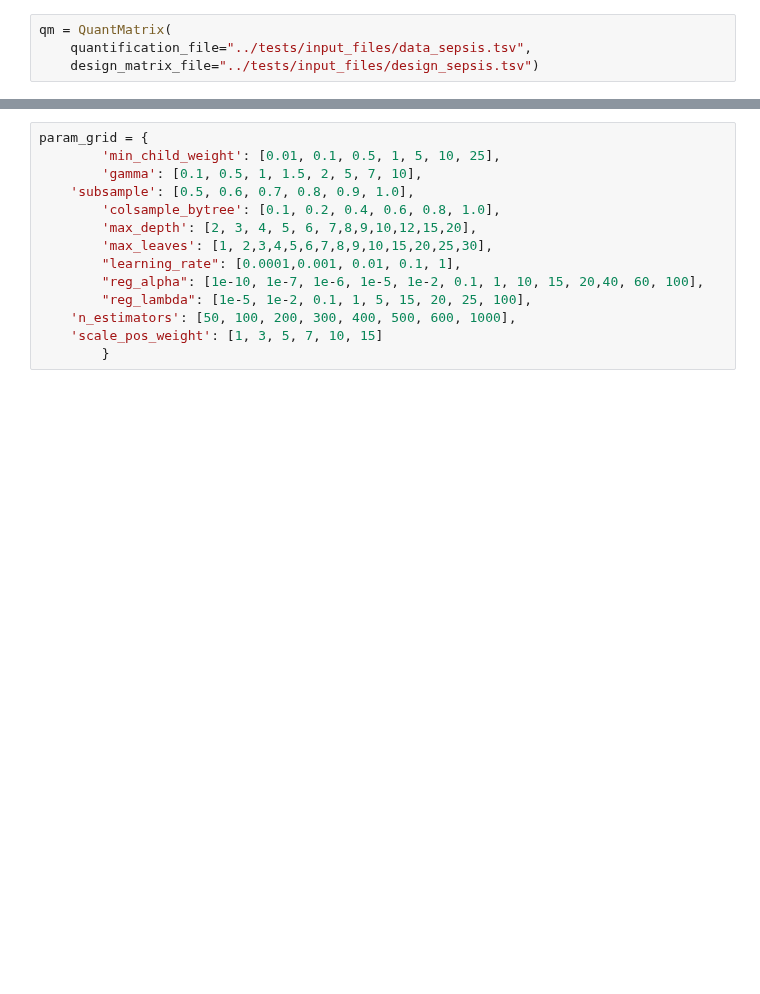
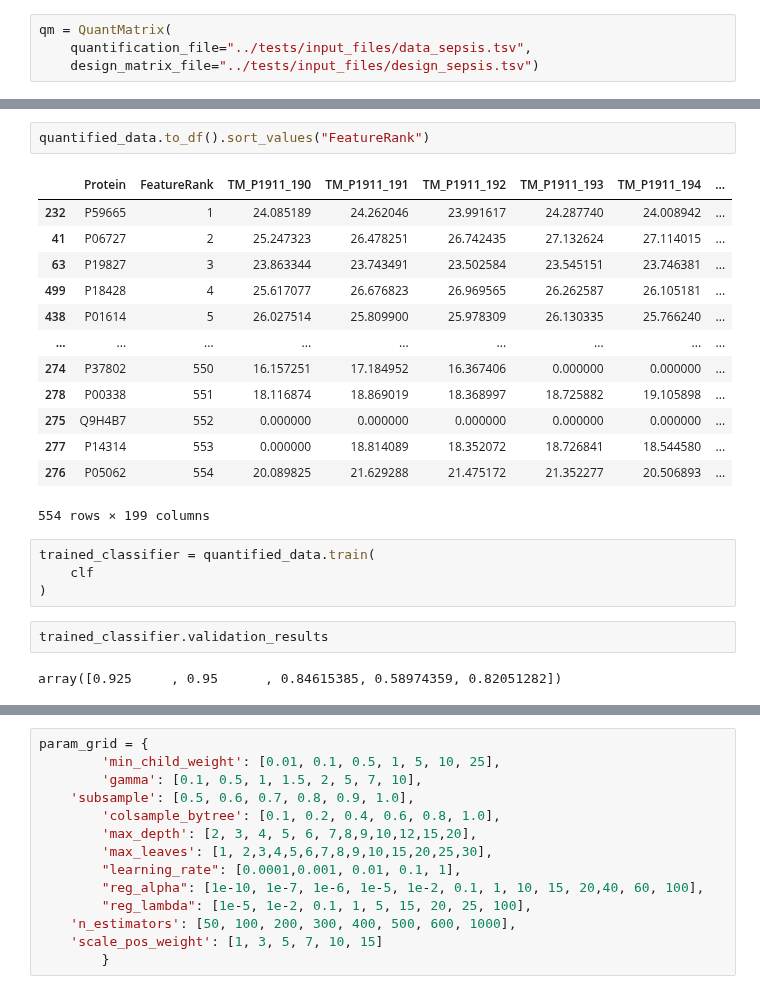
Before and after one commit to InfectionMedicineProteomics/DPKS, a Jupyter notebook: notebooks/classifier.ipynb, the cells around one changed output, grey strips where cells are left out. Drawn from its saved outputs; the diff is of its cells as text; blank space fills up the shorter version.

```diff
--- a/notebooks/classifier.ipynb
+++ b/notebooks/classifier.ipynb
@@ -33,0 +49,24 @@ X, y = _generate_data_matrices(quantified_data, scale)
+# %%
+quantified_data.to_df().sort_values("FeatureRank")
+# %% [output]
+|  | Protein | FeatureRank | TM_P1911_190 | TM_P1911_191 | TM_P1911_192 | TM_P1911_193 | TM_P1911_194 | ... |
+| 232 | P59665 | 1 | 24.085189 | 24.262046 | 23.991617 | 24.287740 | 24.008942 | ... |
+| 41 | P06727 | 2 | 25.247323 | 26.478251 | 26.742435 | 27.132624 | 27.114015 | ... |
+| 63 | P19827 | 3 | 23.863344 | 23.743491 | 23.502584 | 23.545151 | 23.746381 | ... |
+| 499 | P18428 | 4 | 25.617077 | 26.676823 | 26.969565 | 26.262587 | 26.105181 | ... |
+| 438 | P01614 | 5 | 26.027514 | 25.809900 | 25.978309 | 26.130335 | 25.766240 | ... |
+| ... | ... | ... | ... | ... | ... | ... | ... | ... |
+| 274 | P37802 | 550 | 16.157251 | 17.184952 | 16.367406 | 0.000000 | 0.000000 | ... |
+| 278 | P00338 | 551 | 18.116874 | 18.869019 | 18.368997 | 18.725882 | 19.105898 | ... |
+| 275 | Q9H4B7 | 552 | 0.000000 | 0.000000 | 0.000000 | 0.000000 | 0.000000 | ... |
+| 277 | P14314 | 553 | 0.000000 | 18.814089 | 18.352072 | 18.726841 | 18.544580 | ... |
+| 276 | P05062 | 554 | 20.089825 | 21.629288 | 21.475172 | 21.352277 | 20.506893 | ... |
+554 rows × 199 columns
+# %%
+trained_classifier = quantified_data.train(
+    clf
+)
+# %%
+trained_classifier.validation_results
+# %% [output]
+array([0.925     , 0.95      , 0.84615385, 0.58974359, 0.82051282])
```
Also changed, not shown: parts of 12 cells of this notebook, 3 other files.
